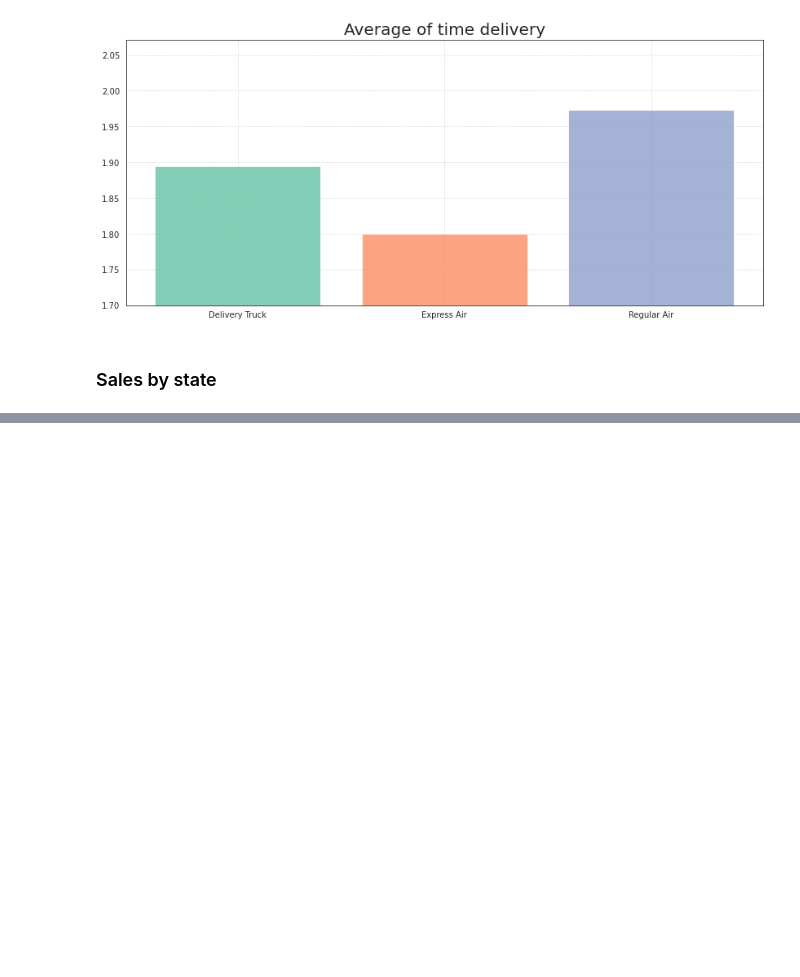
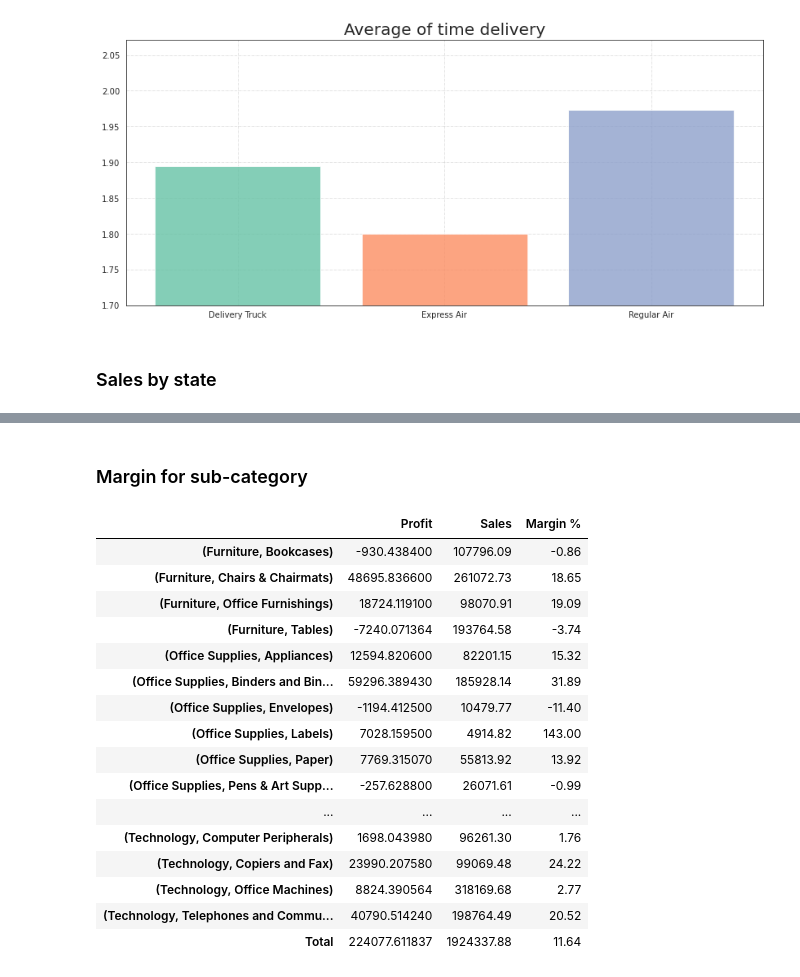
Before and after one commit to red-pantera/data_science, a Jupyter notebook: Lab 6/Lab 6 (additional) - Anastasiya Zhenchak.ipynb, the cells around one changed output, grey strips where cells are left out. Saved outputs shown, nothing was run; the diff lists cells and outputs as text; code cells hidden in the pictures; blank space fills up the shorter version.

```diff
--- a/Lab 6/Lab 6 (additional) - Anastasiya Zhenchak.ipynb
+++ b/Lab 6/Lab 6 (additional) - Anastasiya Zhenchak.ipynb
@@ -165,0 +168,5 @@ fig.show()
+# %%
+df_merge_prod = df_merge.merge(df_product, how='left', on='Product Name')
+category = df_merge_prod.groupby('Product Category')[['Profit','Sales']].sum()
+category['Margin %'] = round(category['Profit'] /category['Sales'] *100, 2)
+category
@@ -165,0 +179,27 @@ fig.show()
+# %% [markdown]
+### Margin for sub-category
+# %%
+sub_category = df_merge_prod.groupby(['Product Category','Product Sub-Category'])[['Profit','Sales']].sum()
+sub_category.loc['Total'] = sub_category[['Profit','Sales']].sum()
+sub_category['Margin %'] = round(sub_category['Profit'] /sub_category['Sales'] *100, 2)
+
+
+sub_category
+# %% [output]
+|  | Profit | Sales | Margin % |
+| (Furniture, Bookcases) | -930.438400 | 107796.09 | -0.86 |
+| (Furniture, Chairs & Chairmats) | 48695.836600 | 261072.73 | 18.65 |
+| (Furniture, Office Furnishings) | 18724.119100 | 98070.91 | 19.09 |
+| (Furniture, Tables) | -7240.071364 | 193764.58 | -3.74 |
+| (Office Supplies, Appliances) | 12594.820600 | 82201.15 | 15.32 |
+| (Office Supplies, Binders and Bin... | 59296.389430 | 185928.14 | 31.89 |
+| (Office Supplies, Envelopes) | -1194.412500 | 10479.77 | -11.40 |
+| (Office Supplies, Labels) | 7028.159500 | 4914.82 | 143.00 |
+| (Office Supplies, Paper) | 7769.315070 | 55813.92 | 13.92 |
+| (Office Supplies, Pens & Art Supp... | -257.628800 | 26071.61 | -0.99 |
+| ... | ... | ... | ... |
+| (Technology, Computer Peripherals) | 1698.043980 | 96261.30 | 1.76 |
+| (Technology, Copiers and Fax) | 23990.207580 | 99069.48 | 24.22 |
+| (Technology, Office Machines) | 8824.390564 | 318169.68 | 2.77 |
+| (Technology, Telephones and Commu... | 40790.514240 | 198764.49 | 20.52 |
+| Total | 224077.611837 | 1924337.88 | 11.64 |
```
Also changed, not shown: parts of 8 cells of this notebook.
